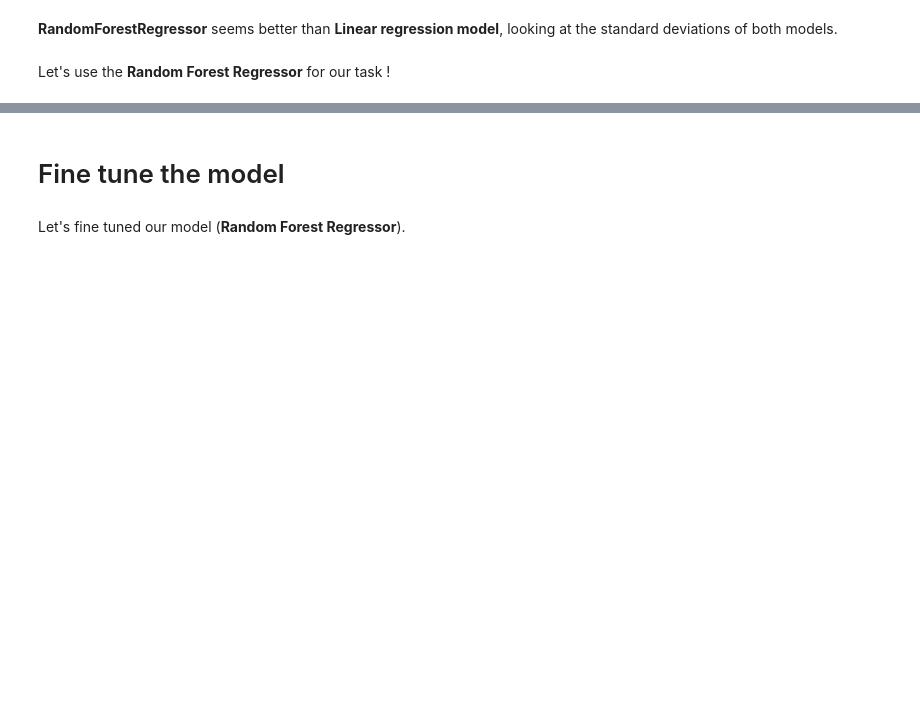
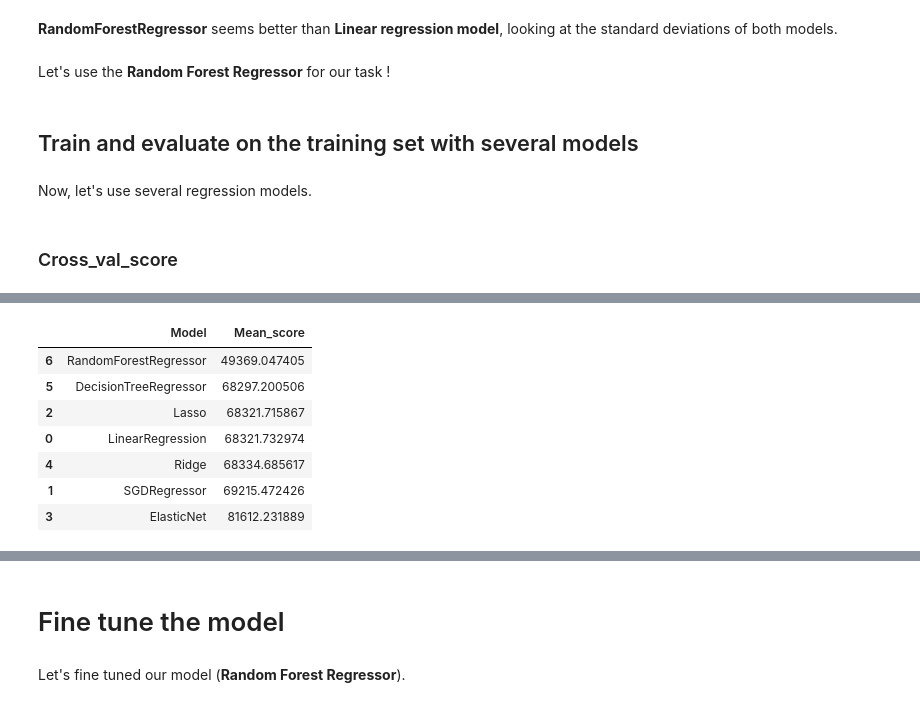
Before and after one commit to thcarole1/house_pricing_prediction, a Jupyter notebook: notebooks/Housing Price Prediction.ipynb, the cells around one changed output, grey strips where cells are left out. Saved outputs shown, nothing was run; the diff lists cells and outputs as text; code cells hidden in the pictures; blank space fills up the shorter version.

```diff
--- a/notebooks/Housing Price Prediction.ipynb
+++ b/notebooks/Housing Price Prediction.ipynb
@@ -797,3 +802,42 @@ dtype: float64
 **RandomForestRegressor** seems better than **Linear regression model**, looking at the standard deviations of both models.
 # %% [markdown]
 Let's use the **Random Forest Regressor** for our task !
+# %% [markdown]
+## Train and evaluate on the training set with several models
+# %% [markdown]
+Now, let's use several regression models.
+# %% [markdown]
+### Cross_val_score
+# %%
+%%time
+
+# Selection of models to try out
+linear_models = [LinearRegression(),
+                 SGDRegressor(random_state=42),
+                 Lasso(random_state=42),
+                 ElasticNet(random_state=42),
+                 Ridge(random_state=42),
+                 DecisionTreeRegressor(random_state=42),
+                 RandomForestRegressor(random_state=42)]
+
+# linear_models = [LinearRegression(),
+#                  SGDRegressor()]
+
+mean_scores = {}
+
+# Train and evaluate the models
+for model in linear_models:
+    piped_model = make_pipeline(preprocessing, model)
+    piped_model.fit(housing, housing_labels)
+    scores = cross_val_score(piped_model, housing, housing_labels, cv=5, scoring="neg_root_mean_squared_error")
+    mean_score = -scores.mean()
+    mean_scores[str(model)[:str(model).find('(')]] = mean_score
+
+# Formatting the results into a dataframe
+mean_scores_df = pd.DataFrame(mean_scores, index=[0])
+mean_scores_df = mean_scores_df.T\
+                                .reset_index()\
+                                .rename(columns={0:'Mean_score', 'index' : 'Model'})\
+                                .sort_values('Mean_score', ascending=True)
+mean_scores_df
+# %% [output]
@@ -799,0 +846,8 @@ Let's use the **Random Forest Regressor** for our task !
+|  | Model | Mean_score |
+| 6 | RandomForestRegressor | 49369.047405 |
+| 5 | DecisionTreeRegressor | 68297.200506 |
+| 2 | Lasso | 68321.715867 |
+| 0 | LinearRegression | 68321.732974 |
+| 4 | Ridge | 68334.685617 |
+| 1 | SGDRegressor | 69215.472426 |
+| 3 | ElasticNet | 81612.231889 |
```
Also changed, not shown: parts of 11 cells of this notebook.
